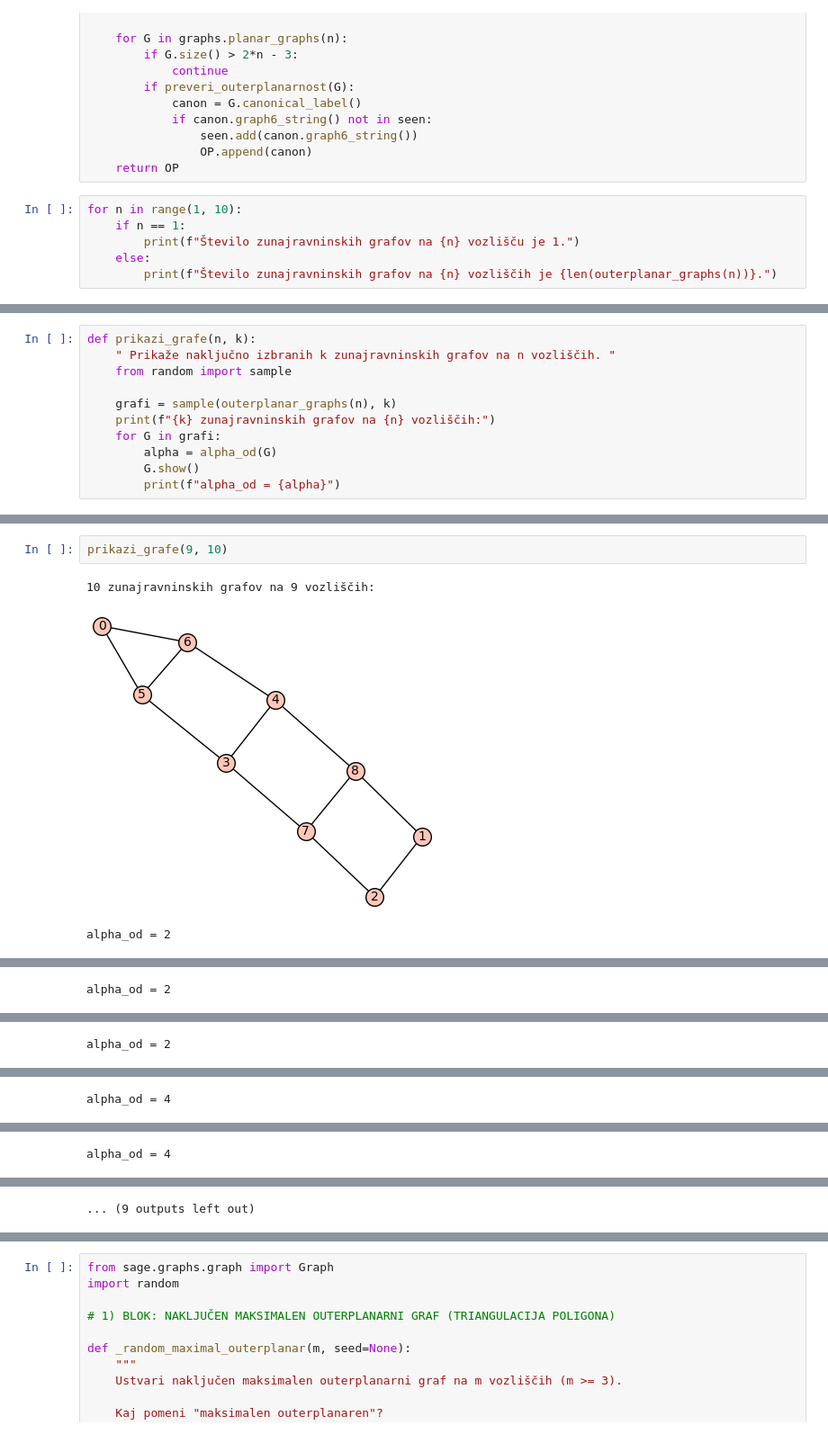
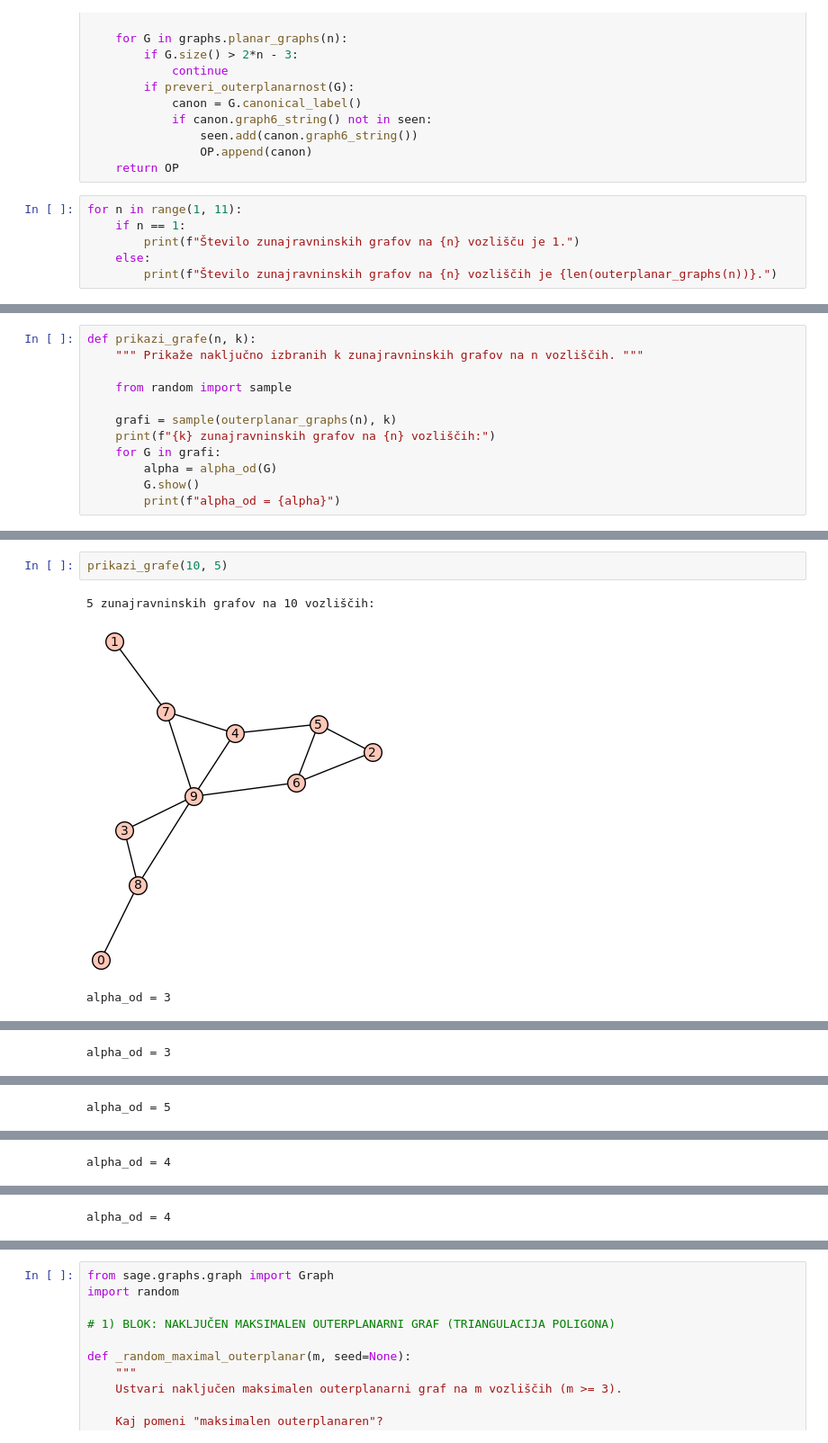
Before and after one commit to JureKra/Projekt-FP, a Jupyter notebook: main.ipynb, the cells around one changed output, grey strips where cells are left out. Shown at 90% size. Drawn from its saved outputs; the diff is of its cells as text.

```diff
--- a/main.ipynb
+++ b/main.ipynb
@@ -125,7 +130,7 @@ def outerplanar_graphs(n):
                 OP.append(canon)
     return OP
 # %%
-for n in range(1, 10):
+for n in range(1, 11):
     if n == 1:
         print(f"Število zunajravninskih grafov na {n} vozlišču je 1.")
     else:
@@ -143,6 +151,7 @@ for n in range(1, 10):
 # %%
 def prikazi_grafe(n, k):
-    " Prikaže naključno izbranih k zunajravninskih grafov na n vozliščih. "
+    """ Prikaže naključno izbranih k zunajravninskih grafov na n vozliščih. """
+
     from random import sample
 
     grafi = sample(outerplanar_graphs(n), k)
@@ -168,6 +163,6 @@ alpha_od = 5
 # %%
-prikazi_grafe(9, 10)
+prikazi_grafe(10, 5)
 # %% [output]
-10 zunajravninskih grafov na 9 vozliščih:
+5 zunajravninskih grafov na 10 vozliščih:
-[figure, old version]
+[figure, new version]
-alpha_od = 2
+alpha_od = 3
@@ -175 +170 @@ alpha_od = 2
-alpha_od = 2
+alpha_od = 3
@@ -177 +172 @@ alpha_od = 2
-alpha_od = 2
+alpha_od = 5
@@ -183 +176,0 @@ alpha_od = 4
-... (9 outputs left out)
```
Also changed, not shown: parts of 25 cells of this notebook, 3 other files.
